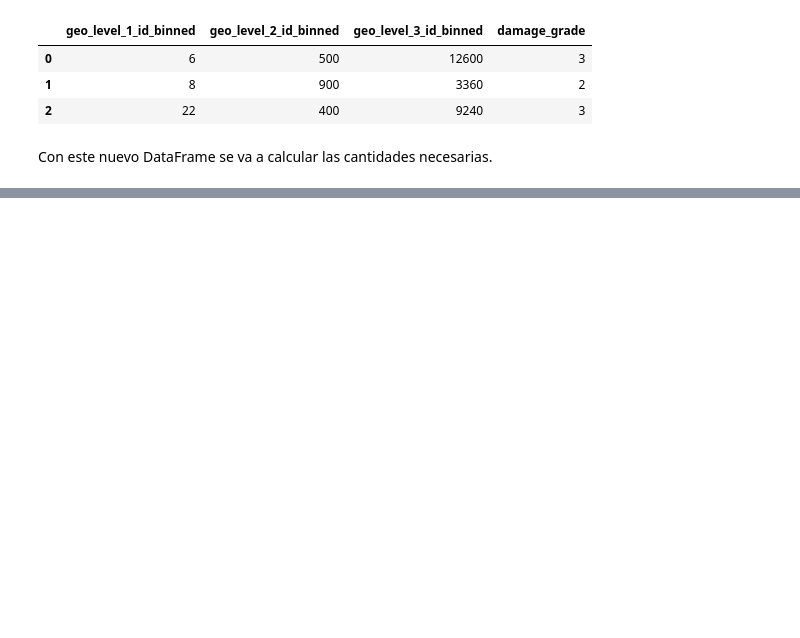
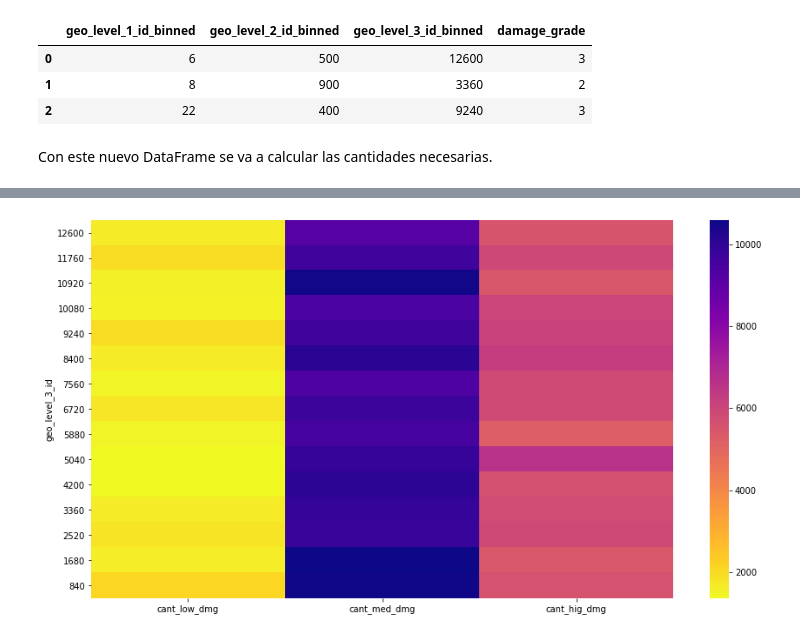
Before and after one commit to ffelfis/OrgaDatosTPs, a Jupyter notebook: TP1/nb_facundo.ipynb, the cells around one changed output, grey strips where cells are left out. Drawn from its saved outputs; the diff is of its cells as text; code cells hidden in the pictures; blank space fills up the shorter version.

```diff
--- a/TP1/nb_facundo.ipynb
+++ b/TP1/nb_facundo.ipynb
@@ -353,0 +372,33 @@ fig,ax = plt.subplots(figsize=(15,8))
+# %%
+# Cantidad de edificaciones dañadas para geolevel_id_3 contadas por nivel de daño
+df_geo_damage_geo_3 = df_geo_levels_damage\
+  .loc[df_geo_levels_damage['damage_grade'] == 1, 'geo_level_3_id_binned']\
+  .value_counts().to_frame()\
+  .reset_index()\
+  .rename(columns={'index':'geo_level_3_id', 'geo_level_3_id_binned':'cant_low_dmg'})\
+  .sort_values(by='geo_level_3_id', ascending=False)
+
+df_aux = df_geo_levels_damage\
+  .loc[df_geo_levels_damage['damage_grade'] == 2, 'geo_level_3_id_binned']\
+  .value_counts().to_frame()\
+  .reset_index()\
+  .rename(columns={'index':'geo_level_3_id', 'geo_level_3_id_binned':'cant_med_dmg'})\
+  .sort_values(by='geo_level_3_id', ascending=False)
+
+df_geo_damage_geo_3 = df_geo_damage_geo_3.merge(df_aux, on='geo_level_3_id', how='outer')
+
+df_aux = df_geo_levels_damage\
+  .loc[df_geo_levels_damage['damage_grade'] == 3, 'geo_level_3_id_binned']\
+  .value_counts().to_frame()\
+  .reset_index()\
+  .rename(columns={'index':'geo_level_3_id', 'geo_level_3_id_binned':'cant_hig_dmg'})\
+  .sort_values(by='geo_level_3_id', ascending=False)
+
+df_geo_damage_geo_3 = df_geo_damage_geo_3.merge(df_aux, on='geo_level_3_id', how='outer')
+df_geo_damage_geo_3.set_index('geo_level_3_id', inplace=True)
+# %%
+fig,ax = plt.subplots(figsize=(15,8))
+
+plot = sns.heatmap(df_geo_damage_geo_3, cmap='plasma_r')
+# %% [output]
+[figure, added]
```
Also changed, not shown: parts of 16 cells of this notebook.
